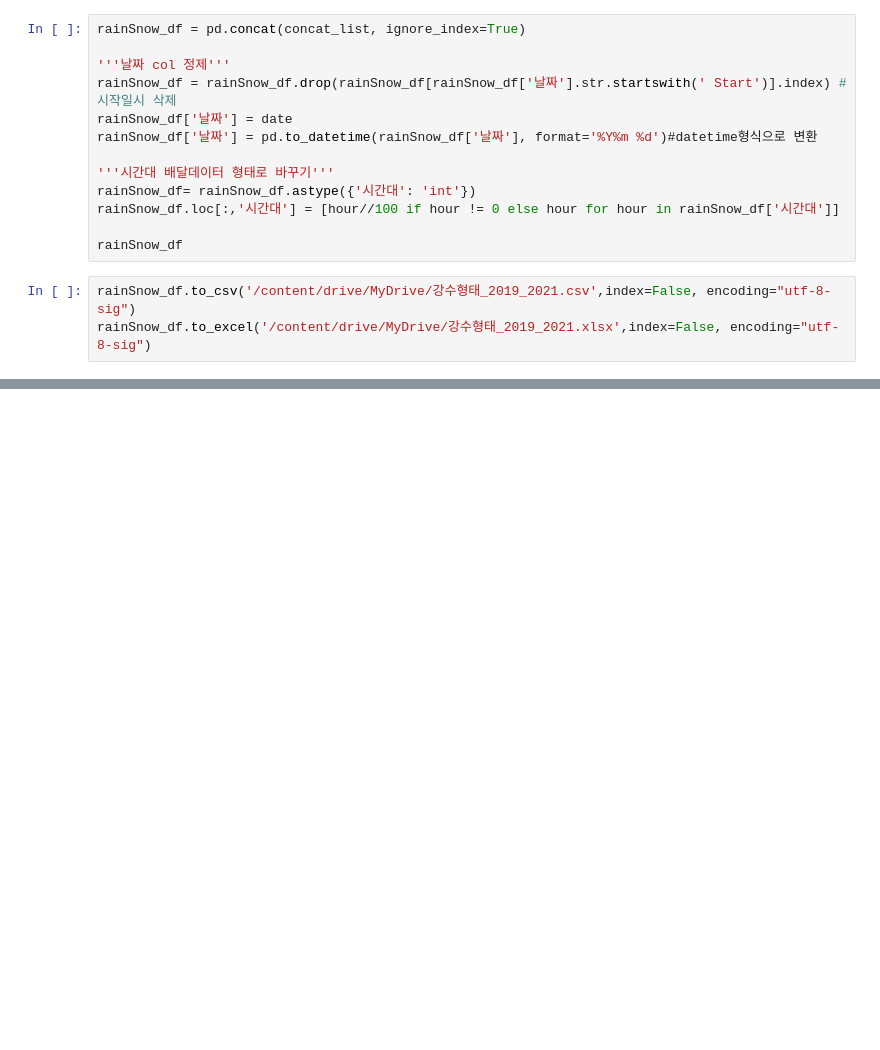
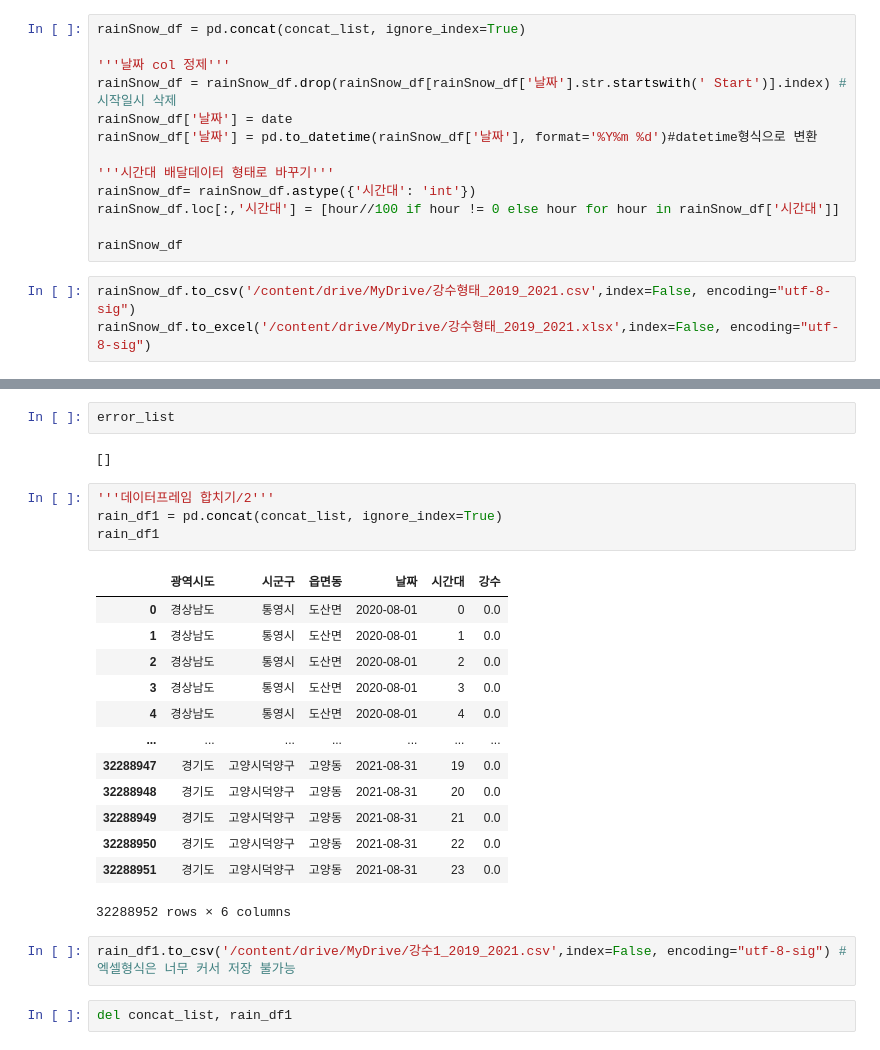
Before and after one commit to wish0728/Elice_teamproject2_team11_delivery, a Jupyter notebook: data-analysis/dahye_날씨데이터프레임만들기.ipynb, the cells around one changed output, grey strips where cells are left out. Drawn from its saved outputs; the diff is of its cells as text; blank space fills up the shorter version.

```diff
--- a/data-analysis/dahye_날씨데이터프레임만들기.ipynb
+++ b/data-analysis/dahye_날씨데이터프레임만들기.ipynb
@@ -404,0 +950,26 @@ rainSnow_df.to_excel('/content/drive/MyDrive/강수형태_2019_2021.xlsx',index=
+# %%
+error_list
+# %% [output]
+[]
+# %%
+'''데이터프레임 합치기/2'''
+rain_df1 = pd.concat(concat_list, ignore_index=True)
+rain_df1
+# %% [output]
+|  | 광역시도 | 시군구 | 읍면동 | 날짜 | 시간대 | 강수 |
+| 0 | 경상남도 | 통영시 | 도산면 | 2020-08-01 | 0 | 0.0 |
+| 1 | 경상남도 | 통영시 | 도산면 | 2020-08-01 | 1 | 0.0 |
+| 2 | 경상남도 | 통영시 | 도산면 | 2020-08-01 | 2 | 0.0 |
+| 3 | 경상남도 | 통영시 | 도산면 | 2020-08-01 | 3 | 0.0 |
+| 4 | 경상남도 | 통영시 | 도산면 | 2020-08-01 | 4 | 0.0 |
+| ... | ... | ... | ... | ... | ... | ... |
+| 32288947 | 경기도 | 고양시덕양구 | 고양동 | 2021-08-31 | 19 | 0.0 |
+| 32288948 | 경기도 | 고양시덕양구 | 고양동 | 2021-08-31 | 20 | 0.0 |
+| 32288949 | 경기도 | 고양시덕양구 | 고양동 | 2021-08-31 | 21 | 0.0 |
+| 32288950 | 경기도 | 고양시덕양구 | 고양동 | 2021-08-31 | 22 | 0.0 |
+| 32288951 | 경기도 | 고양시덕양구 | 고양동 | 2021-08-31 | 23 | 0.0 |
+32288952 rows × 6 columns
+# %%
+rain_df1.to_csv('/content/drive/MyDrive/강수1_2019_2021.csv',index=False, encoding="utf-8-sig") #엑셀형식은 너무 커서 저장 불가능
+# %%
+del concat_list, rain_df1
```
Also changed, not shown: parts of 87 cells of this notebook.
